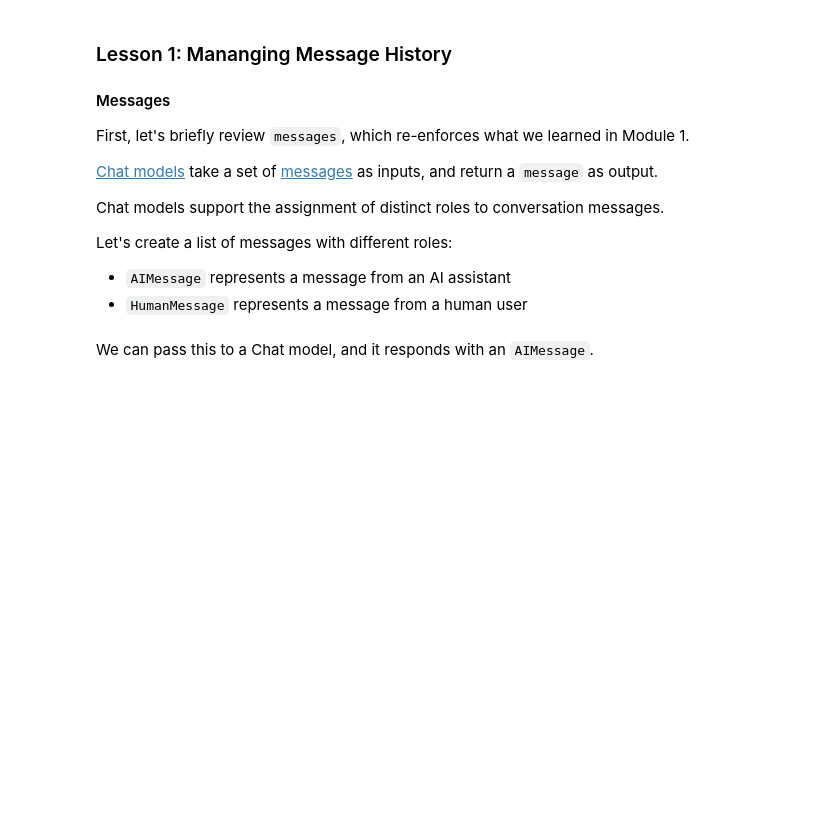
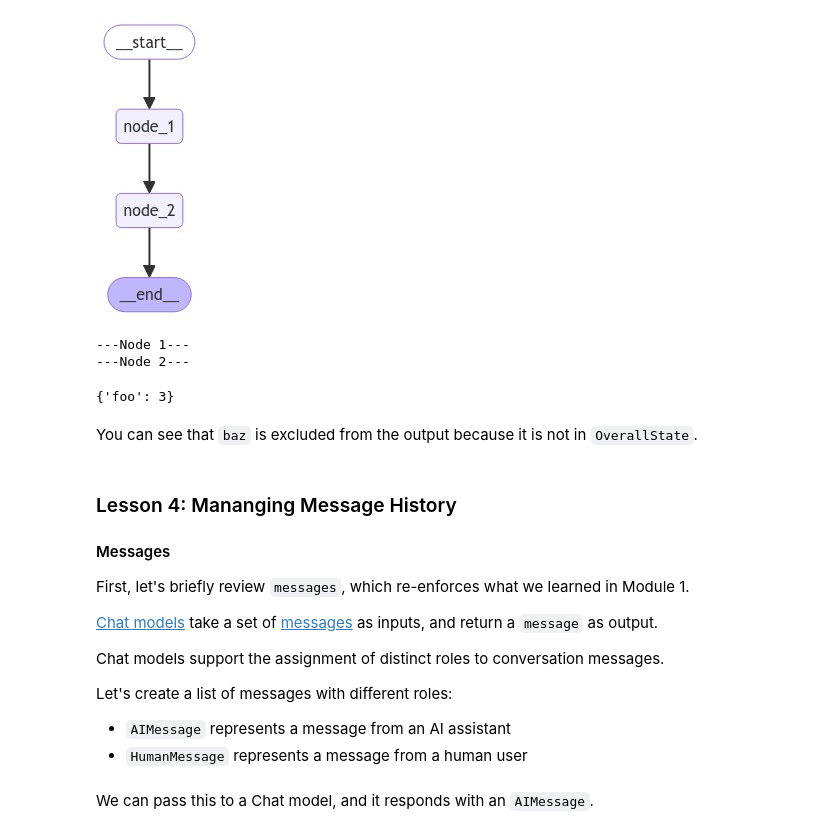
Before and after one commit to pedrobergaglio/langgraph-research, a Jupyter notebook: LangChain-Academy-Module-2.ipynb, the cells around one changed output. Cells and saved outputs as stored; diff of their text form; code cells hidden in the pictures; blank space fills up the shorter version.

```diff
--- a/LangChain-Academy-Module-2.ipynb
+++ b/LangChain-Academy-Module-2.ipynb
@@ -1,5 +219,45 @@
+# %%
+class OverallState(TypedDict):
+    foo: int
+
+class PrivateState(TypedDict):
+    baz: int
+
+def node_1(state: OverallState) -> PrivateState:
+    print("---Node 1---")
+    return {"baz": state['foo'] + 1}
+
+def node_2(state: PrivateState) -> OverallState:
+    print("---Node 2---")
+    return {"foo": state['baz'] + 1}
+
+# Build graph
+builder = StateGraph(OverallState)
+builder.add_node("node_1", node_1)
+builder.add_node("node_2", node_2)
+
+# Logic
+builder.add_edge(START, "node_1")
+builder.add_edge("node_1", "node_2")
+builder.add_edge("node_2", END)
+
+# Add
+graph = builder.compile()
+
+# View
+display(Image(graph.get_graph().draw_mermaid_png()))
+# %% [output]
+[figure, added]
+# %%
+graph.invoke({"foo" : 1})
+# %% [output]
+---Node 1---
+---Node 2---
+{'foo': 3}
+# %% [markdown]
+You can see that `baz` is excluded from the output because it is not in `OverallState`.
 # %% [markdown]
-### Lesson 1: Mananging Message History
+### Lesson 4: Mananging Message History
 
 #### Messages
 
```
Also changed, not shown: parts of 20 cells of this notebook.
